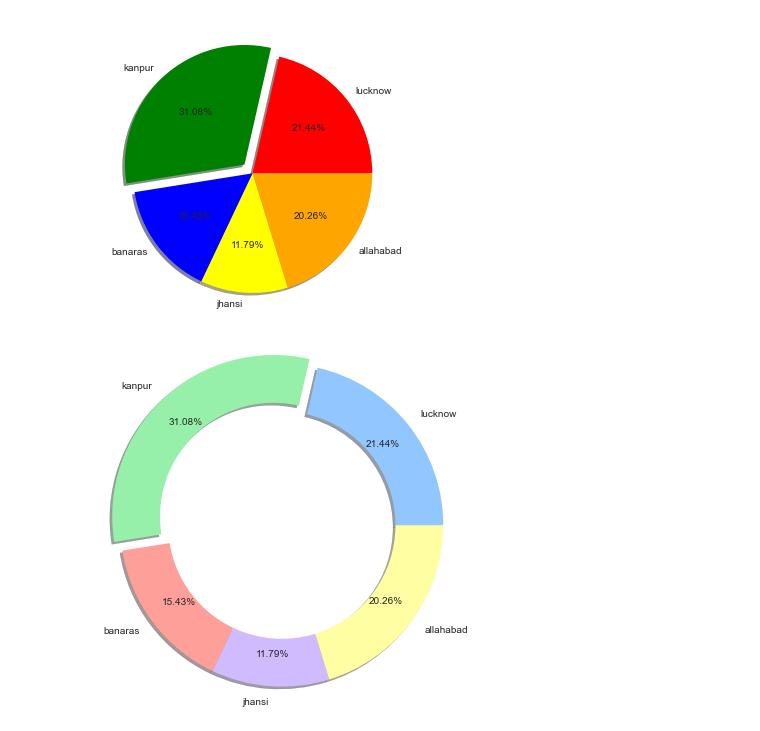
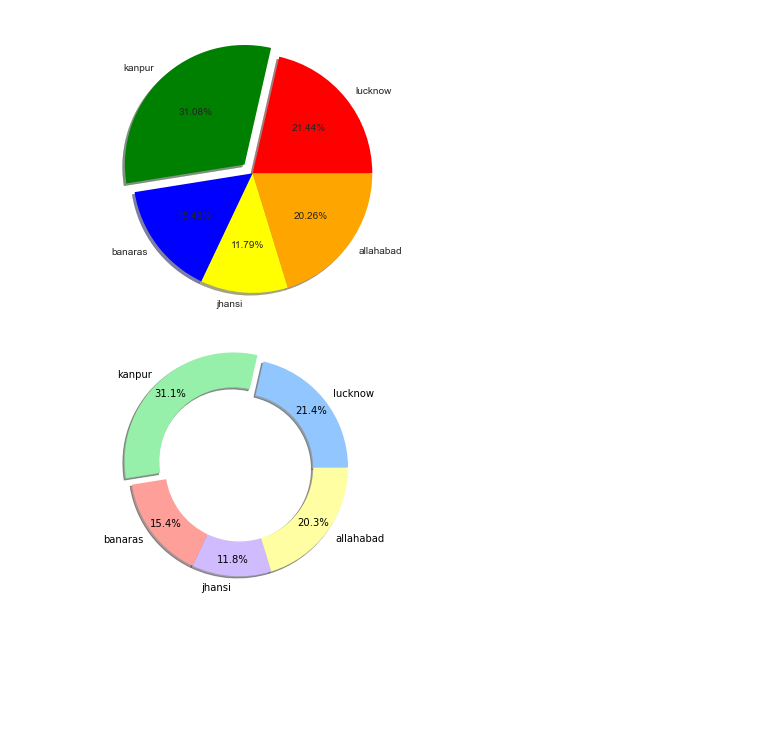
Before and after one commit to digipodium/Python-tts-5-30-batch, a Jupyter notebook: data science/visualizing_data.ipynb, the cells around one changed output. Saved outputs shown, nothing was run; the diff lists cells and outputs as text; code cells hidden in the pictures; blank space fills up the shorter version.

```diff
--- a/data science/visualizing_data.ipynb
+++ b/data science/visualizing_data.ipynb
@@ -198,16 +198,16 @@ plt.show()
 # %%
 rainfall = [200,290,144,110,189]
 cities= ['lucknow','kanpur','banaras','jhansi','allahabad']
 plt.pie(rainfall,
         labels=cities,
-        autopct='%.2f%%',
+        autopct='%.1f%%',
         explode = [0,.1,0,0,0],
         shadow=True,
         wedgeprops={
             'width':.4
         },
-        pctdistance=.8,
-        radius=1.35)
+        pctdistance=.85,
+        radius=1.25)
 plt.show()
 # %% [output]
-[figure, old version]
+[figure, new version]
```
Also changed, not shown: parts of 16 cells of this notebook, 4 other files.
